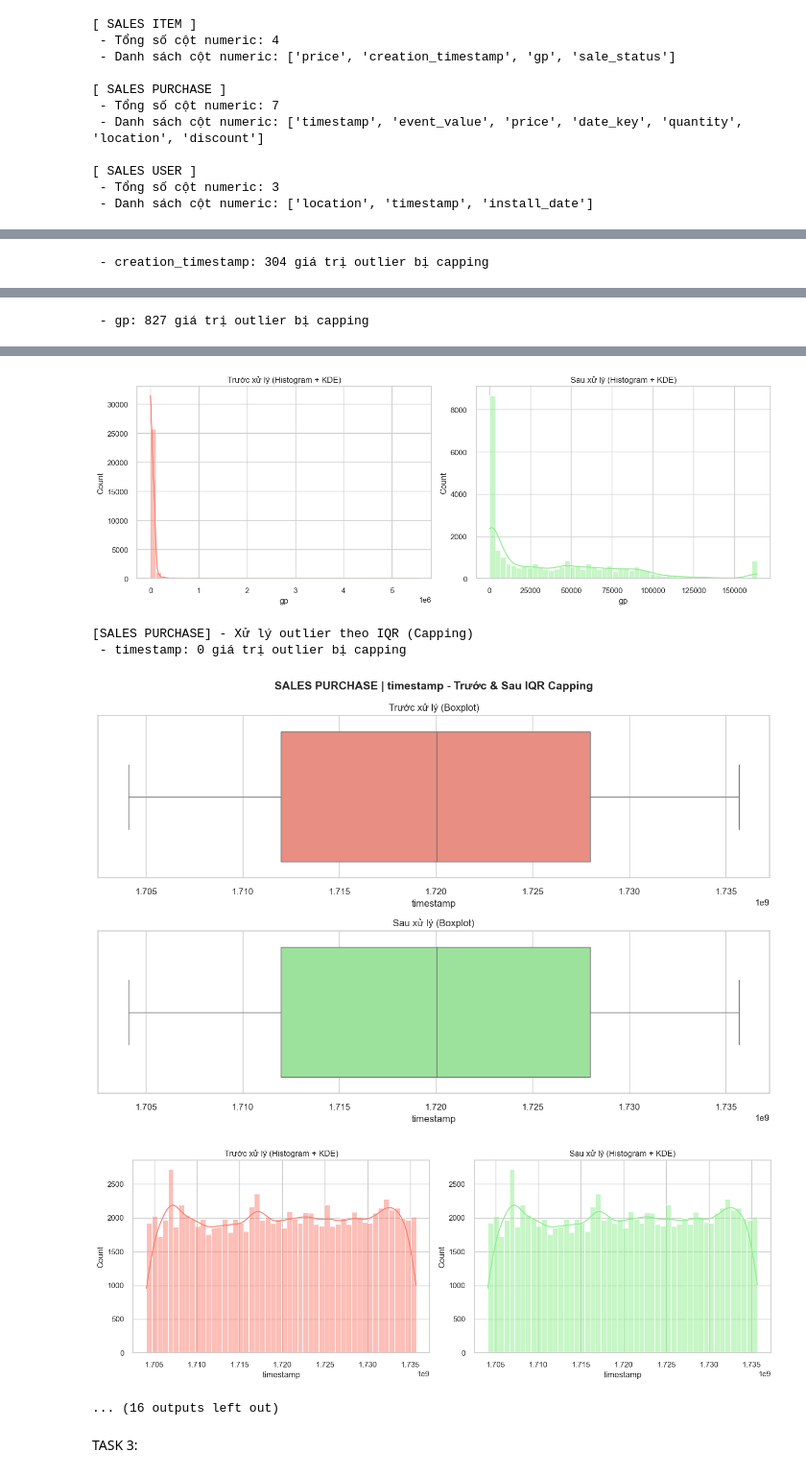
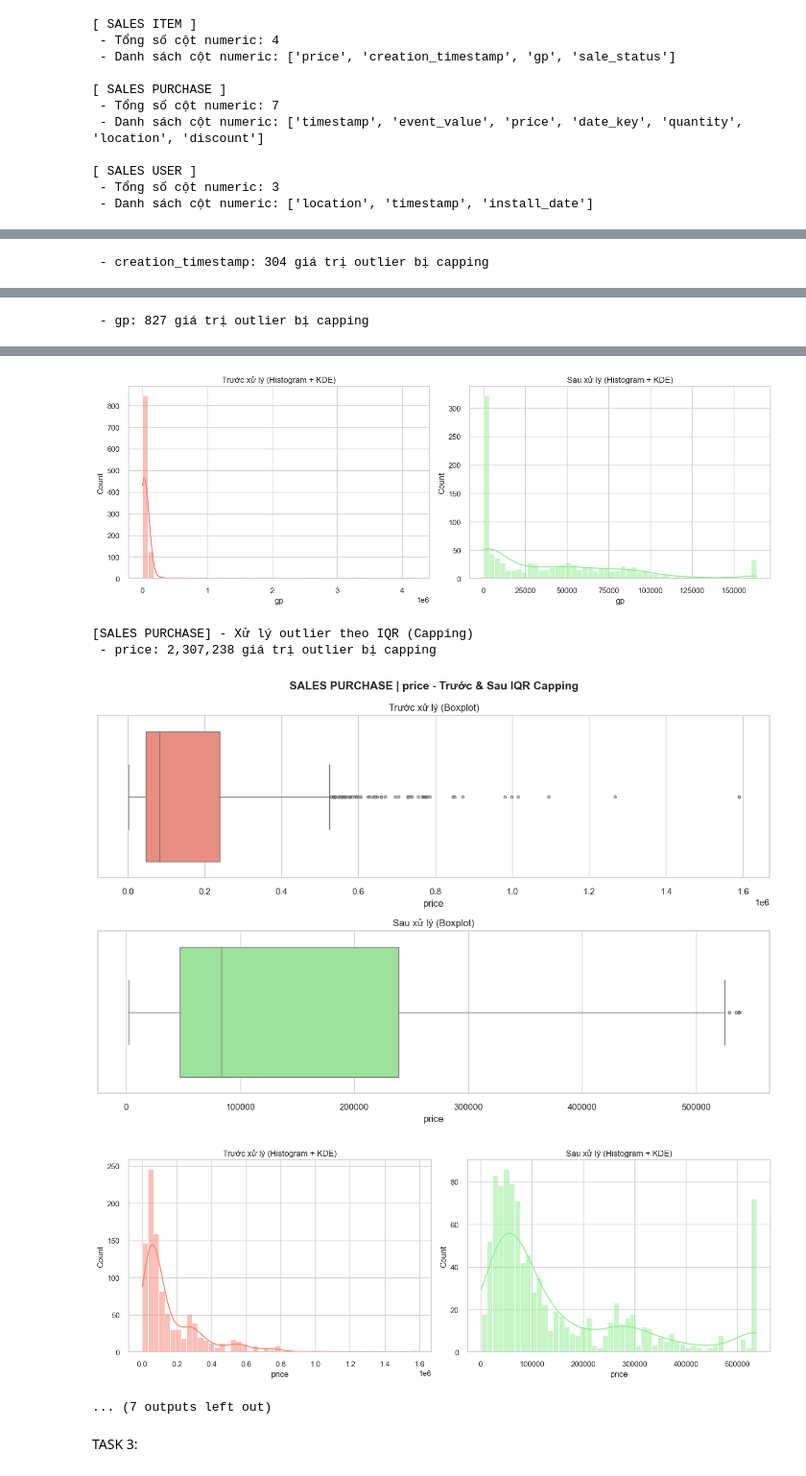
Before and after one commit to KuroNekoW/CS116, a Jupyter notebook: Peo/PPPeo.ipynb, the cells around one changed output, grey strips where cells are left out. Shown: that part at 96% size. Saved outputs shown, nothing was run; the diff lists cells and outputs as text; code cells hidden in the pictures.

```diff
--- a/Peo/PPPeo.ipynb
+++ b/Peo/PPPeo.ipynb
@@ -348,12 +348,12 @@ for name, df in datasets.items():
 sns.set(style="whitegrid", palette="husl")
 
 # Cấu hình
-max_sample = 100_000  # số dòng dùng để vẽ biểu đồ
+max_sample = 1000  # số dòng dùng để vẽ biểu đồ
 
 # Nhóm và cột numeric cần xử lý
 target_columns = {
     "SALES ITEM": ['price', 'creation_timestamp', 'gp'],
-    "SALES PURCHASE": ['timestamp', 'event_value', 'price', 'quantity'],
+    "SALES PURCHASE": ['price'],
     "SALES USER": ['timestamp', 'install_date']
 }
 
@@ -448,9 +448,9 @@ print("\nHoàn tất xử lý outlier cho tất cả nhóm.")
-[figure, old version]
+[figure, new version]
 [SALES PURCHASE] - Xử lý outlier theo IQR (Capping)
- - timestamp: 0 giá trị outlier bị capping
+ - price: 2,307,238 giá trị outlier bị capping
-[figure, old version]
+[figure, new version]
-[figure, old version]
+[figure, new version]
-... (16 outputs left out)
+... (7 outputs left out)
 # %%
 # Update cho dataset
 datasets["SALES ITEM"] = df_result
```
Also changed, not shown: parts of 5 cells of this notebook.
